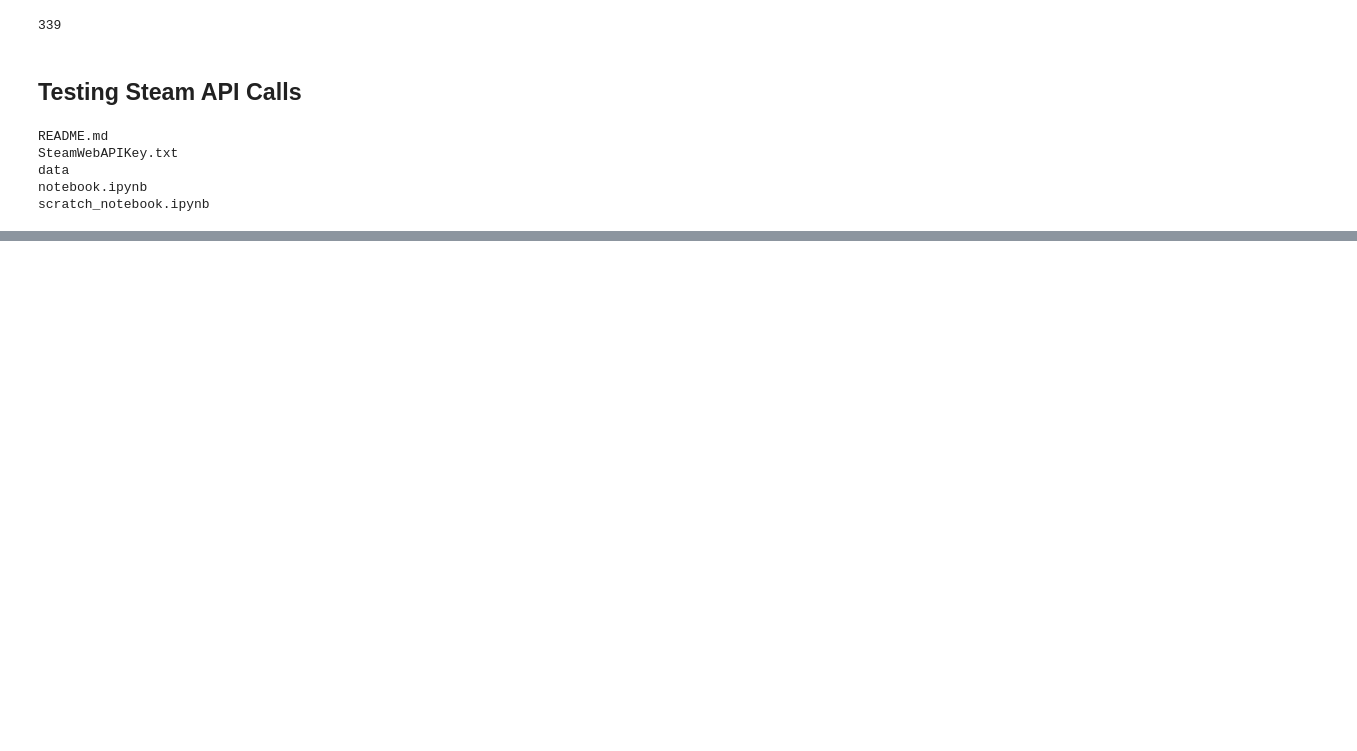
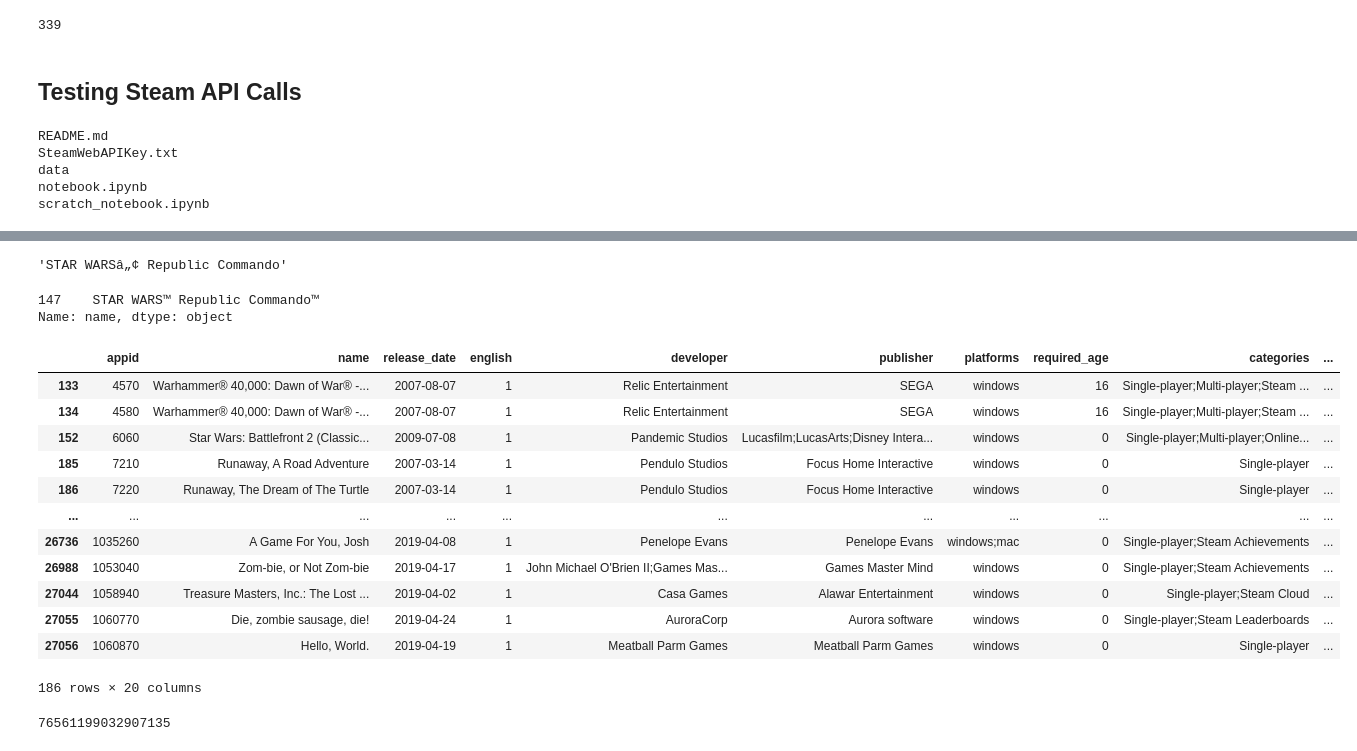
Before and after one commit to yuhkulele/Steam-Recommendations, a Jupyter notebook: scratch_notebook.ipynb, the cells around one changed output, grey strips where cells are left out. Cells and saved outputs as stored; diff of their text form; code cells hidden in the pictures; blank space fills up the shorter version.

```diff
--- a/scratch_notebook.ipynb
+++ b/scratch_notebook.ipynb
@@ -824,0 +957,4 @@ steam_id = 76561199032907135
+# %%
+game_list[0]['name']
+# %% [output]
+'STAR WARSâ„¢ Republic Commando'
@@ -824,0 +980,26 @@ steam_id = 76561199032907135
+# %%
+sw_rc = steam_df[steam_df['appid']==6000]
+sw_rc['name']
+# %% [output]
+147    STAR WARS™ Republic Commando™
+Name: name, dtype: object
+# %%
+steam_df[steam_df['name'].str.contains(',')]
+# %% [output]
+|  | appid | name | release_date | english | developer | publisher | platforms | required_age | categories | ... |
+| 133 | 4570 | Warhammer® 40,000: Dawn of War® -... | 2007-08-07 | 1 | Relic Entertainment | SEGA | windows | 16 | Single-player;Multi-player;Steam ... | ... |
+| 134 | 4580 | Warhammer® 40,000: Dawn of War® -... | 2007-08-07 | 1 | Relic Entertainment | SEGA | windows | 16 | Single-player;Multi-player;Steam ... | ... |
+| 152 | 6060 | Star Wars: Battlefront 2 (Classic... | 2009-07-08 | 1 | Pandemic Studios | Lucasfilm;LucasArts;Disney Intera... | windows | 0 | Single-player;Multi-player;Online... | ... |
+| 185 | 7210 | Runaway, A Road Adventure | 2007-03-14 | 1 | Pendulo Studios | Focus Home Interactive | windows | 0 | Single-player | ... |
+| 186 | 7220 | Runaway, The Dream of The Turtle | 2007-03-14 | 1 | Pendulo Studios | Focus Home Interactive | windows | 0 | Single-player | ... |
+| ... | ... | ... | ... | ... | ... | ... | ... | ... | ... | ... |
+| 26736 | 1035260 | A Game For You, Josh | 2019-04-08 | 1 | Penelope Evans | Penelope Evans | windows;mac | 0 | Single-player;Steam Achievements | ... |
+| 26988 | 1053040 | Zom-bie, or Not Zom-bie | 2019-04-17 | 1 | John Michael O'Brien II;Games Mas... | Games Master Mind | windows | 0 | Single-player;Steam Achievements | ... |
+| 27044 | 1058940 | Treasure Masters, Inc.: The Lost ... | 2019-04-02 | 1 | Casa Games | Alawar Entertainment | windows | 0 | Single-player;Steam Cloud | ... |
+| 27055 | 1060770 | Die, zombie sausage, die! | 2019-04-24 | 1 | AuroraCorp | Aurora software | windows | 0 | Single-player;Steam Leaderboards | ... |
+| 27056 | 1060870 | Hello, World. | 2019-04-19 | 1 | Meatball Parm Games | Meatball Parm Games | windows | 0 | Single-player | ... |
+186 rows × 20 columns
+# %%
+steam_id
+# %% [output]
+76561199032907135
```
Also changed, not shown: parts of 36 cells of this notebook.
